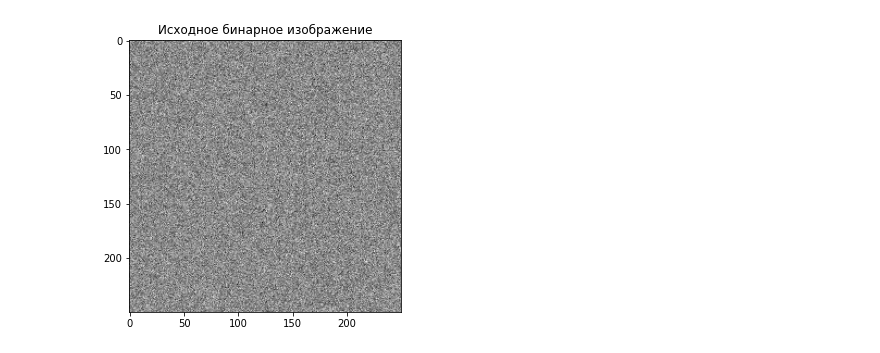
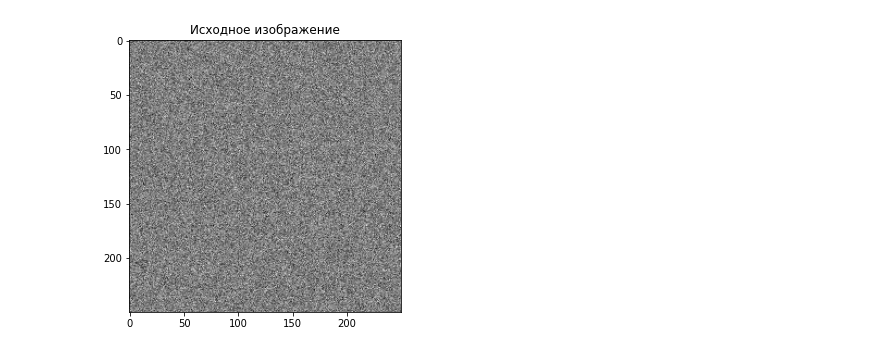
Before and after one commit to razdenand/Try_to_learn_Python, a Jupyter notebook: Minkovsky2D/course.ipynb, the cells around one changed output. Saved outputs shown, nothing was run; the diff lists cells and outputs as text; code cells hidden in the pictures.

```diff
--- a/Minkovsky2D/course.ipynb
+++ b/Minkovsky2D/course.ipynb
@@ -140,11 +140,11 @@ def test_gaussian(shape):
 # %%
 plt.figure(figsize=(10,5))
 plt.clf()
-plt.title("Исходное бинарное изображение")
+plt.title("Исходное изображение")
 plt.imshow(image, cmap="binary")
 plt.show()
 # %% [output]
-[figure, old version]
+[figure, new version]
 # %%
 fig = 1
 for t in np.linspace(0.2, 0.8, 5):
```
Also changed, not shown: parts of 2 cells of this notebook.
